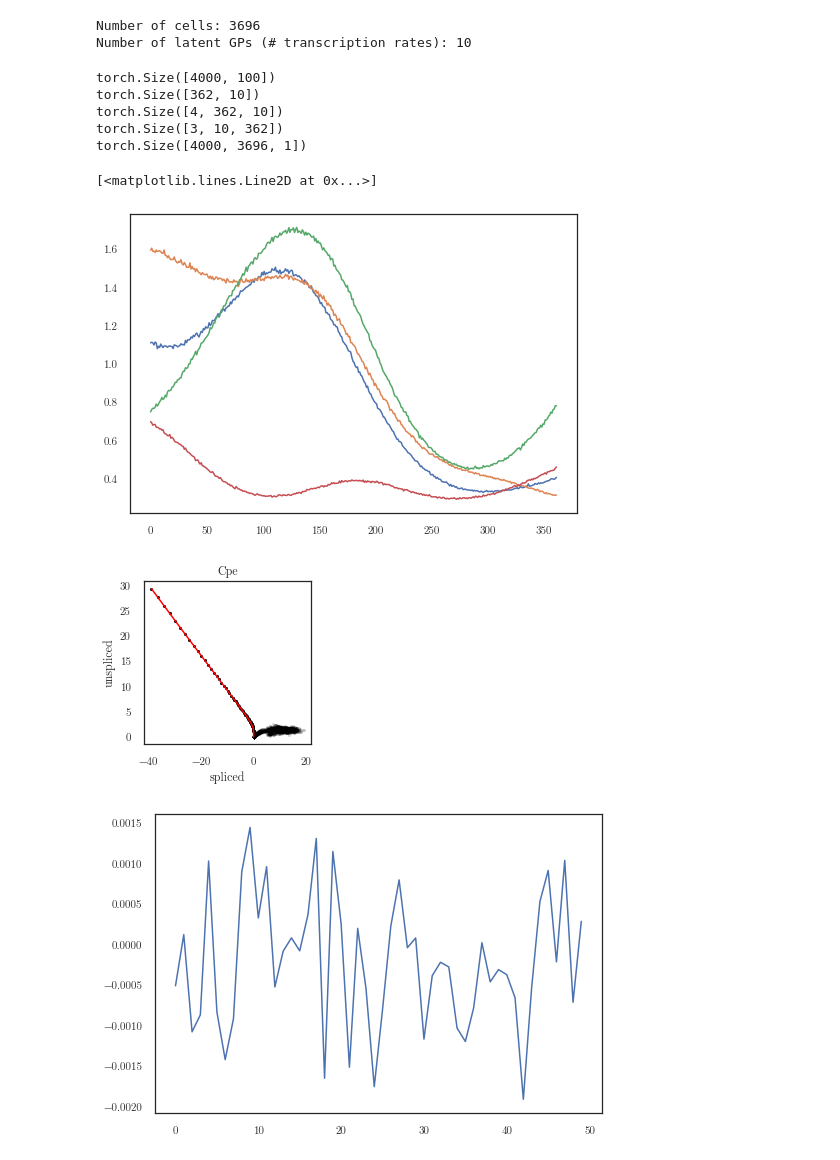
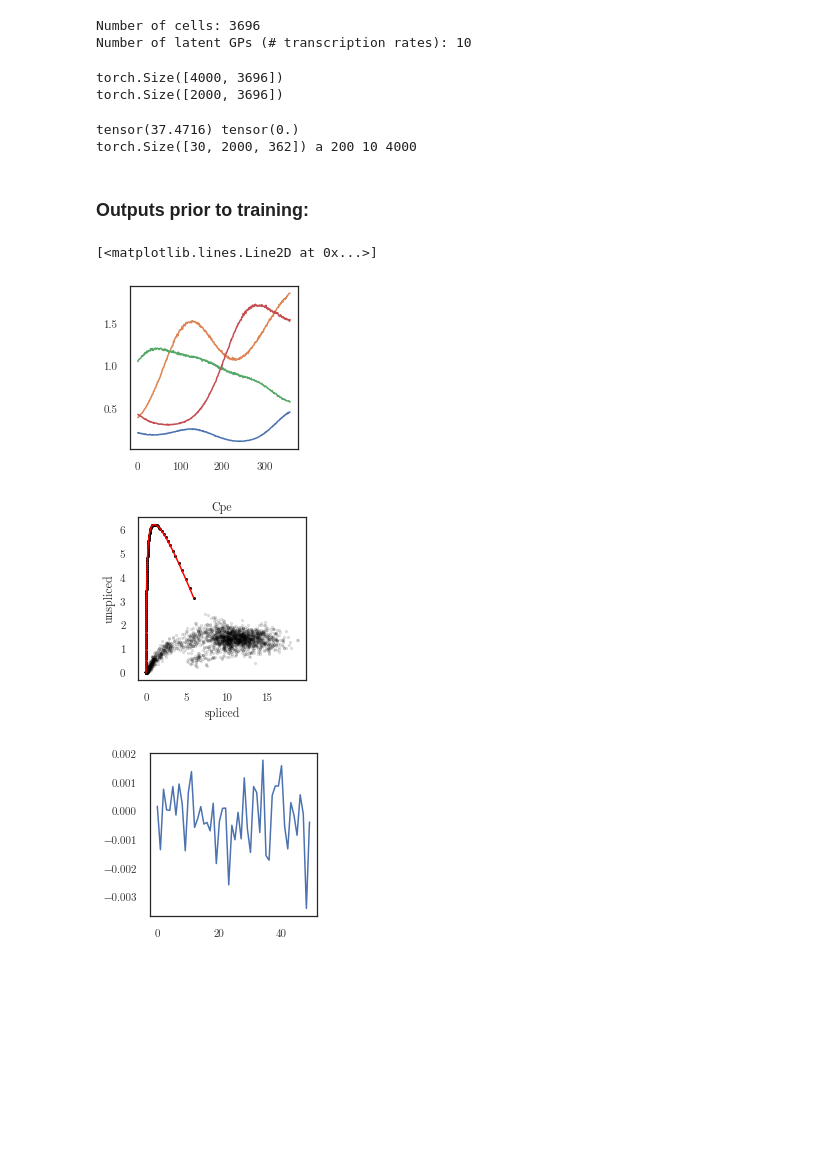
Before and after one commit to mossjacob/alfi, a Jupyter notebook: experiments/rnavelocity/rnavelocity.ipynb, the cells around one changed output. Cells and saved outputs as stored; diff of their text form; code cells hidden in the pictures; blank space fills up the shorter version.

Commit message:
num latents and decay rate optional

```diff
--- a/experiments/rnavelocity/rnavelocity.ipynb
+++ b/experiments/rnavelocity/rnavelocity.ipynb
@@ -88,48 +87,74 @@ gp_model = generate_multioutput_rbf_gp(num_latents, inducing_points,
 # %% [output]
 Number of cells: 3696
 Number of latent GPs (# transcription rates): 10
+# %%
+data = dataset.m_observed.squeeze()
+print(data.shape)
+y_target = data
+u_y = y_target[:2000]  # (num_genes, num_cells)
+s_y = y_target[2000:]  # (num_genes, num_cells)
+# w = torch.logical_and(u_y > 0, s_y > 0)
+# u_y = torch.gather(u_y, dim=1, index=w)
+print(s_y.shape)
+x = s_y > torch.tensor(np.percentile(s_y, 98, axis=1)).unsqueeze(-1)
+s = s_y * x
+x = u_y > torch.tensor(np.percentile(u_y, 98, axis=1)).unsqueeze(-1)
+u = u_y * x
+# %% [output]
+torch.Size([4000, 3696])
+torch.Size([2000, 3696])
 # %%
-lfm = RNAVelocityLFM(4000, gp_model, config, nonlinearity=softplus, num_training_points=num_cells)
+# s_sort_ind = s_y.argsort(dim=1)
+# u_sort_ind = u_y.argsort(dim=1)
+# s_low = torch.gather(s_y, dim=1, index=s_sort_ind[:, :50]) + 1e-5
+# s_high = torch.gather(s_y, dim=1, index=s_sort_ind[:, -50:])
+# u_low = torch.gather(u_y, dim=1, index=u_sort_ind[:, :50]) + 1e-5
+# u_high = torch.gather(u_y, dim=1, index=u_sort_ind[:, -50:])
+# s = torch.cat([s_low, s_high], dim=1).unsqueeze(-1)
+# u = torch.cat([u_low, u_high], dim=1).unsqueeze(1)
+
+s = s.unsqueeze(-1)
+u = u.unsqueeze(1)
+gamma = torch.matmul(u, s).squeeze()
+l2 = s.squeeze().square().sum(dim=1)
+gamma /= l2
+gamma = gamma.unsqueeze(-1)
+print(gamma.max(), gamma.min())
+
+lfm = RNAVelocityLFM(4000, gp_model, config, nonlinearity=softplus, decay_rate=gamma, num_training_points=num_cells)
 if use_natural:
     variational_optimizer = NGD(lfm.variational_parameters(), num_data=num_cells, lr=0.05)
     parameter_optimizer = Adam(lfm.nonvariational_parameters(), lr=0.02)
     optimizers = [variational_optimizer, parameter_optimizer]
 else:
-    optimizers = [torch.optim.Adam(lfm.parameters(), lr=0.08)]
+    optimizers = [torch.optim.Adam(lfm.parameters(), lr=0.06)]
 trainer = EMTrainer(lfm, optimizers, dataset, batch_size=4000)
 plotter = Plotter1d(lfm, dataset.gene_names)
+# %% [output]
+tensor(37.4716) tensor(0.)
+torch.Size([30, 2000, 362]) a 200 10 4000
+# %% [markdown]
+### Outputs prior to training:
 # %%
-print(lfm.current_trajectory.shape)
 t = inducing_points
 t_f = torch.arange(t.min(), t.max()+step_size/3, step_size/3)
-# print('feeding gp with ', t_f.shape)
-q_f = gp_model(t_f)
-print(q_f.mean.shape)
 num_samples = 4
 s = lfm.sample_latents(t_f, num_samples)
-print(s.shape)
+plt.figure(figsize=(3, 3))
 for sample in range(num_samples):
     plt.plot(s[sample, :, 0].detach())
 
-print(q_f.rsample(torch.Size([3])).permute(0, 2, 1).shape)
-cpe_index = np.where(dataset.loom.var.index == 'Cpe')[0][0]
 data = next(iter(trainer.data_loader))
 cells = data.permute(0, 2, 1) # (O, C, 1)
-print(cells.shape)
 print_scatter(cells, cpe_index, num_connections=0)
-plt.figure()
+plt.figure(figsize=(3, 3))
 mean = list(lfm.gp_model.variational_parameters())[0]
 plt.plot(mean.detach()[0])
 # %% [output]
-torch.Size([4000, 100])
-torch.Size([362, 10])
-torch.Size([4, 362, 10])
-torch.Size([3, 10, 362])
-torch.Size([4000, 3696, 1])
+[<matplotlib.lines.Line2D at 0x...>]
-[<matplotlib.lines.Line2D at 0x...>]
-[figure, old version]
+[figure, new version]
-[figure, old version]
+[figure, new version]
-[figure, old version]
+[figure, new version]
 # %%
 
 import time
```
Also changed, not shown: parts of 22 cells of this notebook, 3 other files.
